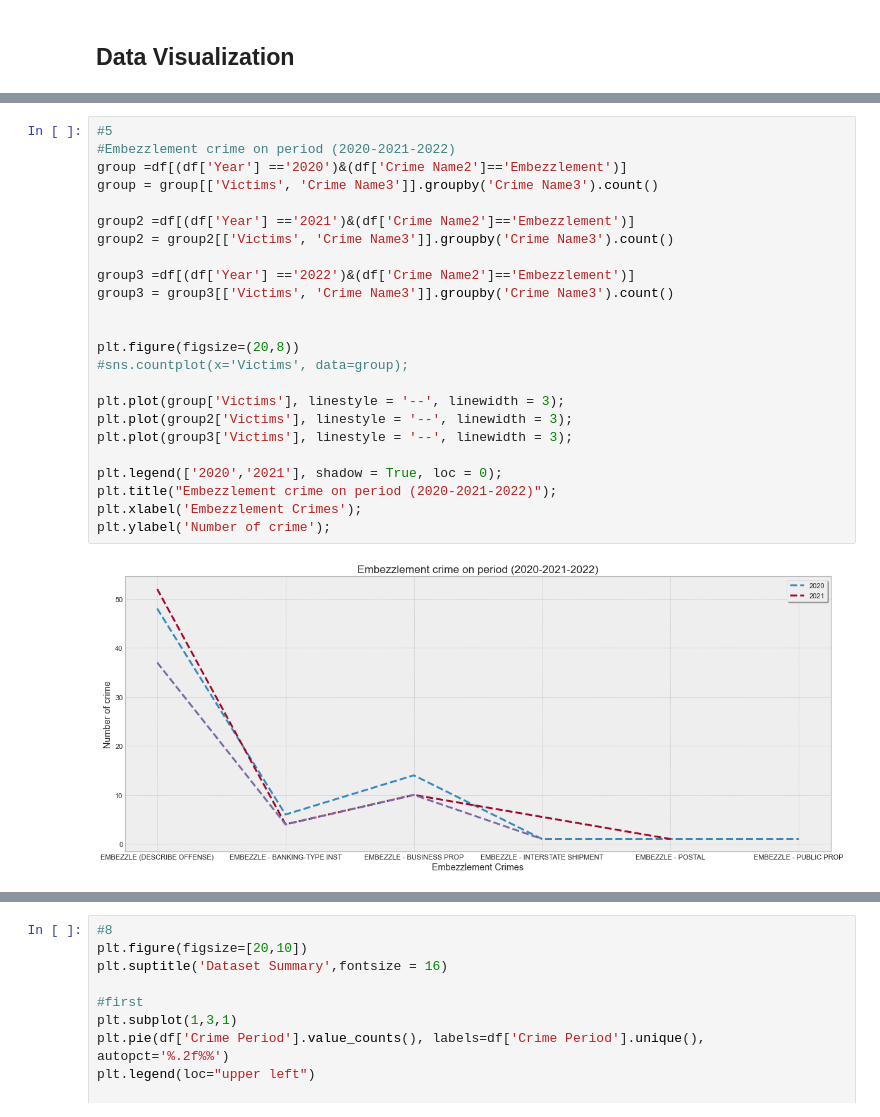
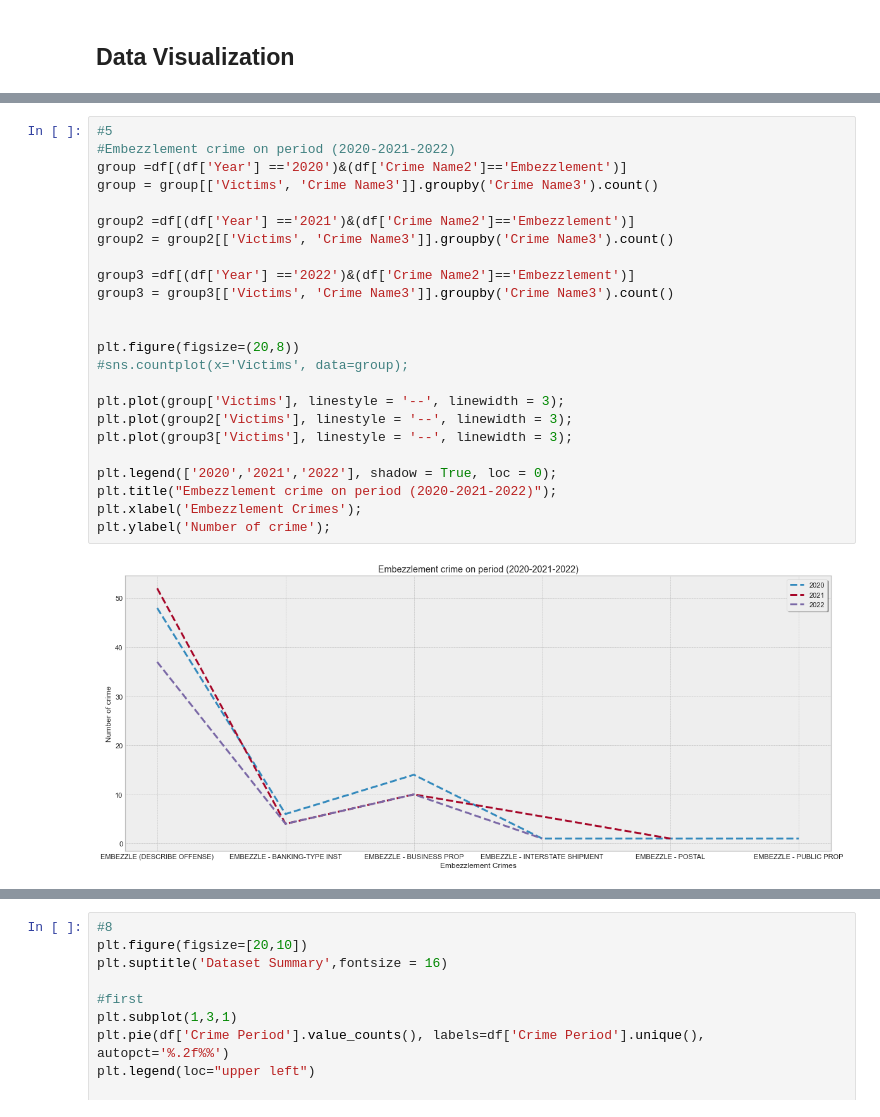
Before and after one commit to GhadahMajid/Bootcamp-Project-2-Crime-Dataset-EDA, a Jupyter notebook: Project2_Notebook.ipynb, the cells around one changed output, grey strips where cells are left out. Saved outputs shown, nothing was run; the diff lists cells and outputs as text.

Commit message:
updated diagram

```diff
--- a/Project2_Notebook.ipynb
+++ b/Project2_Notebook.ipynb
@@ -312,29 +312,29 @@ plt.ylabel('Crimes');
 # %%
 #5
 #Embezzlement crime on period (2020-2021-2022)
 group =df[(df['Year'] =='2020')&(df['Crime Name2']=='Embezzlement')]
 group = group[['Victims', 'Crime Name3']].groupby('Crime Name3').count()
 
 group2 =df[(df['Year'] =='2021')&(df['Crime Name2']=='Embezzlement')]
 group2 = group2[['Victims', 'Crime Name3']].groupby('Crime Name3').count()
 
 group3 =df[(df['Year'] =='2022')&(df['Crime Name2']=='Embezzlement')]
 group3 = group3[['Victims', 'Crime Name3']].groupby('Crime Name3').count()
 
 
 plt.figure(figsize=(20,8))
 #sns.countplot(x='Victims', data=group);
 
 plt.plot(group['Victims'], linestyle = '--', linewidth = 3);
 plt.plot(group2['Victims'], linestyle = '--', linewidth = 3);
 plt.plot(group3['Victims'], linestyle = '--', linewidth = 3);
 
-plt.legend(['2020','2021'], shadow = True, loc = 0);
+plt.legend(['2020','2021','2022'], shadow = True, loc = 0);
 plt.title("Embezzlement crime on period (2020-2021-2022)");
 plt.xlabel('Embezzlement Crimes');
 plt.ylabel('Number of crime');
 # %% [output]
-[figure, old version]
+[figure, new version]
 # %%
 #6
 #Abduction crimes in (2020-2021-2022)
```
Also changed, not shown: parts of 10 cells of this notebook.
